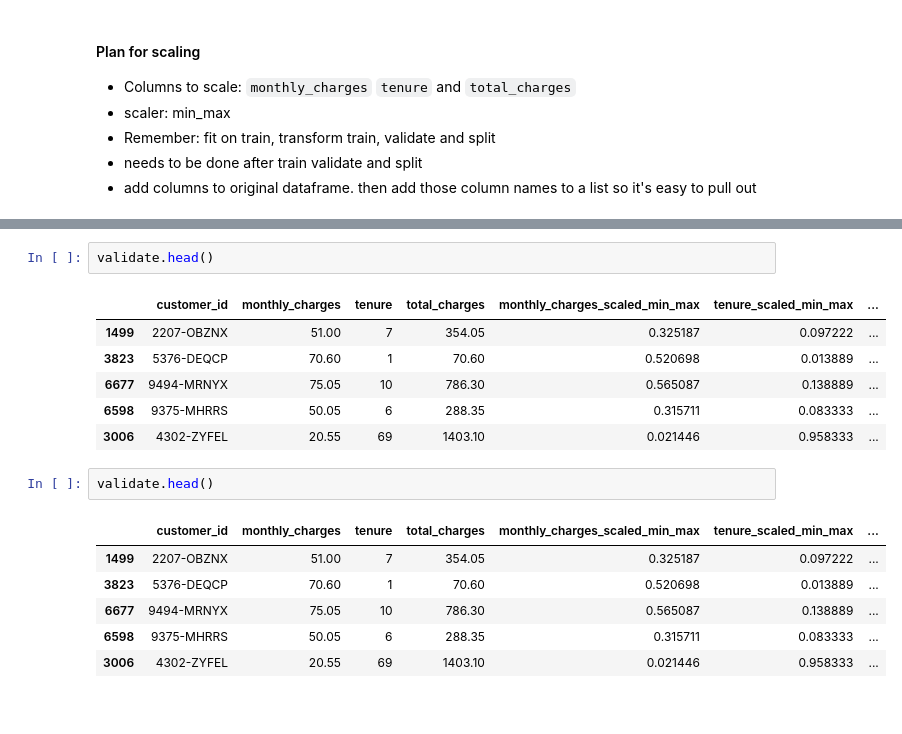
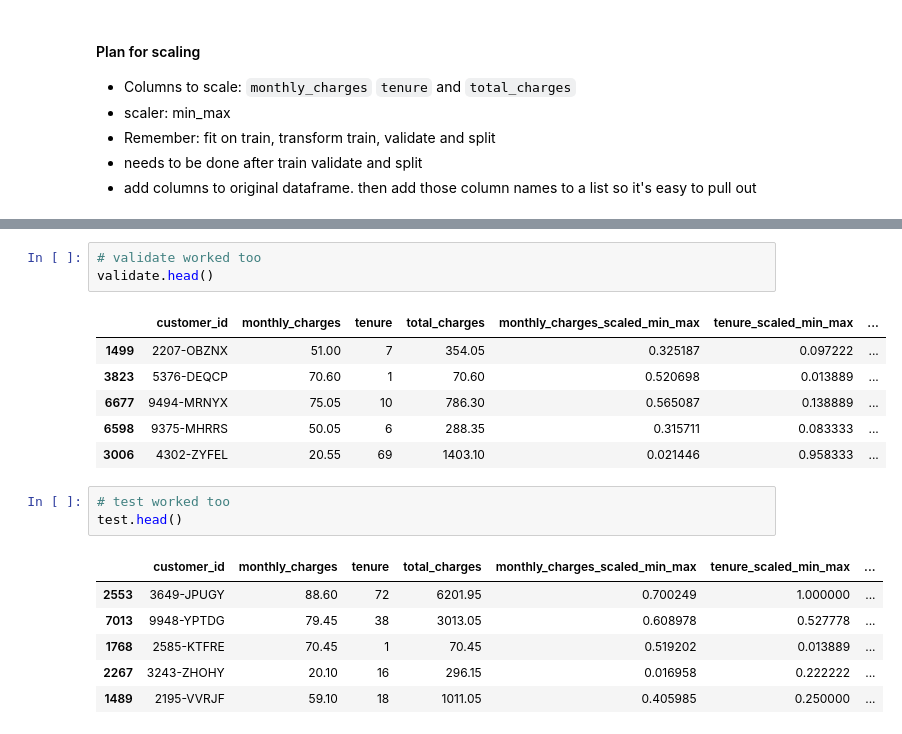
Before and after one commit to HeatherOrtegaMcMillan/regression-exercises, a Jupyter notebook: scaling.ipynb, the cells around one changed output, grey strips where cells are left out. Drawn from its saved outputs; the diff is of its cells as text.

```diff
--- a/scaling.ipynb
+++ b/scaling.ipynb
@@ -349,6 +371,7 @@ train.head()
 | 2407 | 3446-QDSZF | 55.50 | 4 | 227.35 | 0.370075 | 0.055556 | ... |
 | 2780 | 3956-MGXOG | 80.60 | 28 | 2244.95 | 0.620449 | 0.388889 | ... |
 # %%
+# validate worked too
 validate.head()
 # %% [output]
 |  | customer_id | monthly_charges | tenure | total_charges | monthly_charges_scaled_min_max | tenure_scaled_min_max | ... |
@@ -358,11 +381,12 @@ validate.head()
 | 6598 | 9375-MHRRS | 50.05 | 6 | 288.35 | 0.315711 | 0.083333 | ... |
 | 3006 | 4302-ZYFEL | 20.55 | 69 | 1403.10 | 0.021446 | 0.958333 | ... |
 # %%
-validate.head()
+# test worked too
+test.head()
 # %% [output]
 |  | customer_id | monthly_charges | tenure | total_charges | monthly_charges_scaled_min_max | tenure_scaled_min_max | ... |
-| 1499 | 2207-OBZNX | 51.00 | 7 | 354.05 | 0.325187 | 0.097222 | ... |
-| 3823 | 5376-DEQCP | 70.60 | 1 | 70.60 | 0.520698 | 0.013889 | ... |
-| 6677 | 9494-MRNYX | 75.05 | 10 | 786.30 | 0.565087 | 0.138889 | ... |
-| 6598 | 9375-MHRRS | 50.05 | 6 | 288.35 | 0.315711 | 0.083333 | ... |
-| 3006 | 4302-ZYFEL | 20.55 | 69 | 1403.10 | 0.021446 | 0.958333 | ... |
+| 2553 | 3649-JPUGY | 88.60 | 72 | 6201.95 | 0.700249 | 1.000000 | ... |
+| 7013 | 9948-YPTDG | 79.45 | 38 | 3013.05 | 0.608978 | 0.527778 | ... |
+| 1768 | 2585-KTFRE | 70.45 | 1 | 70.45 | 0.519202 | 0.013889 | ... |
+| 2267 | 3243-ZHOHY | 20.10 | 16 | 296.15 | 0.016958 | 0.222222 | ... |
+| 1489 | 2195-VVRJF | 59.10 | 18 | 1011.05 | 0.405985 | 0.250000 | ... |
```
Also changed, not shown: parts of 8 cells of this notebook.
